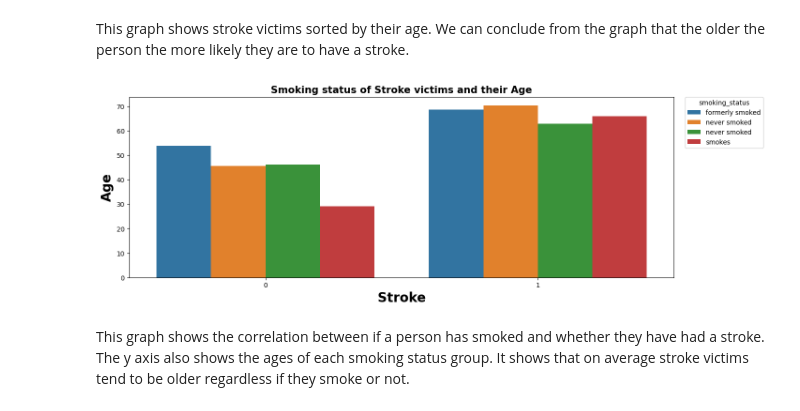
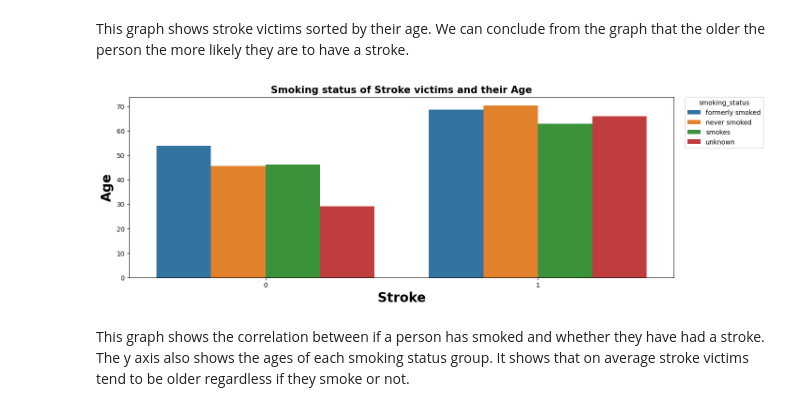
Before and after one commit to GregoryL12/Project-2, a Jupyter notebook: Stroke_Prediction_.ipynb, the cells around one changed output. Drawn from its saved outputs; the diff is of its cells as text; code cells hidden in the pictures.

```diff
--- a/Stroke_Prediction_.ipynb
+++ b/Stroke_Prediction_.ipynb
@@ -233,3 +233,6 @@ Unknown            1544
 formerly smoked     885
 smokes              789
 Name: smoking_status, dtype: int64
+# %%
+sr_df['smoking_status'] = sr_df['smoking_status'].replace('Unknown', 'unknown')
+sr_df.nunique()
@@ -303,13 +319,13 @@ This graph shows stroke victims sorted by their age. We can conclude from the gr
 # %%
 fig, ax = plt.subplots(figsize=(15,5))
 
 ax = sns.barplot(data=sr_df, x='stroke', y='age', hue='smoking_status', ci = None)
 ax.set_title('Smoking status of Stroke victims and their Age', fontsize = 15, fontweight = 'bold')
-plt.legend(sr_df['smoking_status'], loc='upper left', title='smoking_status', bbox_to_anchor=(1.02, 1), borderaxespad=0)
+plt.legend(loc='upper left', title='smoking_status', bbox_to_anchor=(1.02, 1), borderaxespad=0)
 ax.set_xlabel('Stroke', fontsize = 20, fontweight = 'bold')
 ax.set_ylabel('Age', fontsize = 20, fontweight = 'bold');
 # %% [output]
-[figure, old version]
+[figure, new version]
 # %% [markdown]
 This graph shows the correlation between if a person has smoked and whether they have had a stroke. The y axis also shows the ages of each smoking status group. It shows that on average stroke victims tend to be older regardless if they smoke or not.
 # %% [markdown]
```
Also changed, not shown: parts of 2 cells of this notebook.
